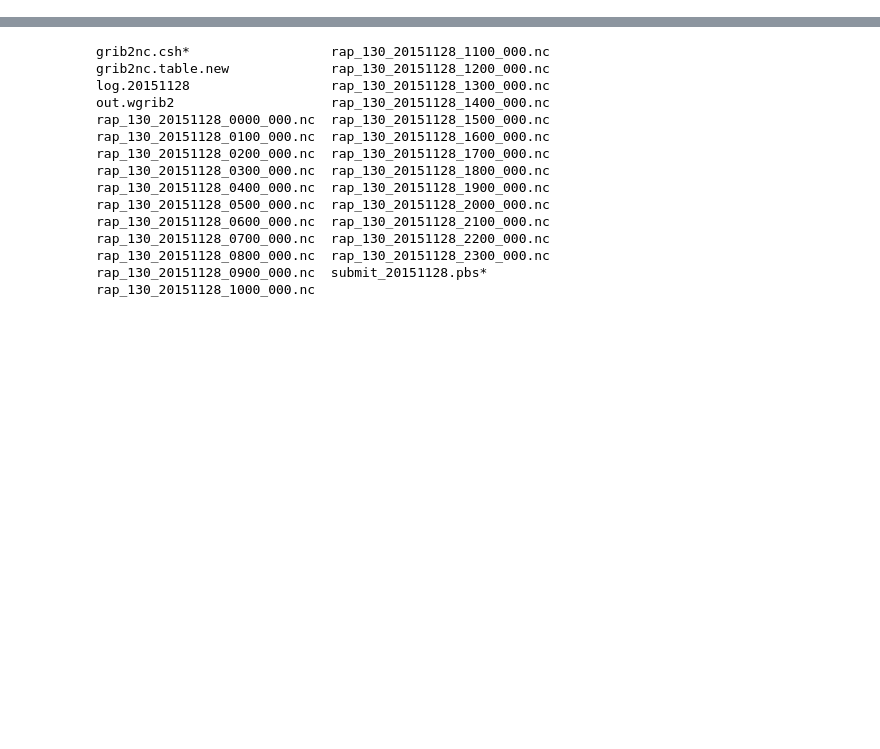
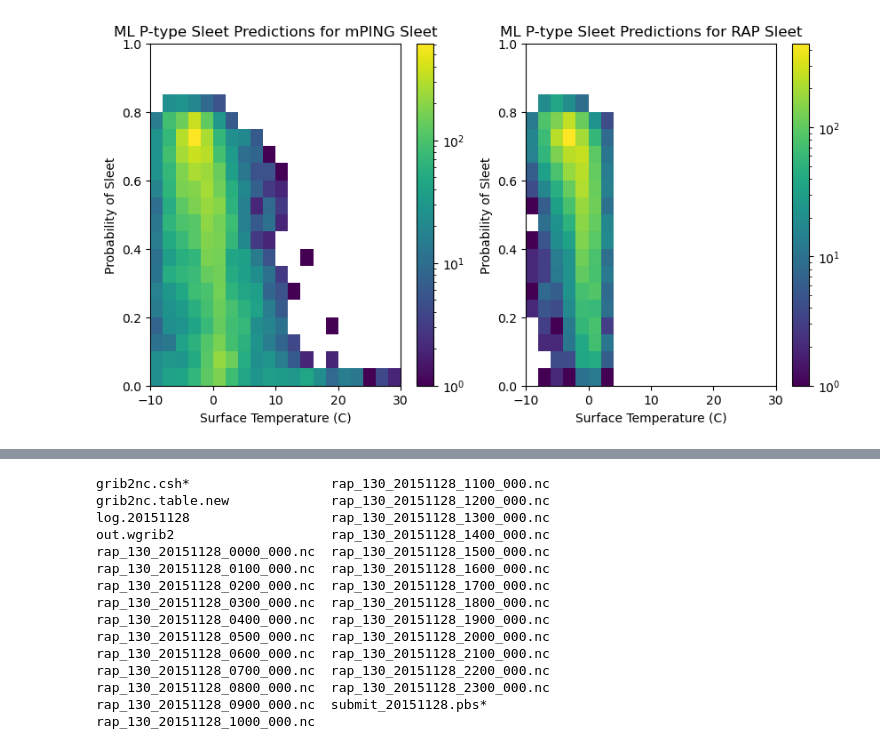
Before and after one commit to ai2es/ptype-physical, a Jupyter notebook: notebooks/RAP_maps.ipynb, the cells around one changed output, grey strips where cells are left out. Cells and saved outputs as stored; diff of their text form; code cells hidden in the pictures; blank space fills up the shorter version.

```diff
--- a/notebooks/RAP_maps.ipynb
+++ b/notebooks/RAP_maps.ipynb
@@ -52,0 +103,28 @@ mod.inputs
+# %%
+plt.figure(figsize=(10, 5))
+plt.subplot(1, 2, 1)
+df_filtered = df[(df["TEMP_C_0_m"] >= -10) & (df["pl_percent"] > 0) ]
+plt.hist2d(df_filtered["TEMP_C_0_m"], df_filtered["pred_conf3"], cmin=1,
+           bins=(np.arange(-10, 32, 2), np.arange(0, 1.05, 0.05)),
+
+           norm=LogNorm(), cmax=1e3)
+plt.colorbar()
+plt.xlabel("Surface Temperature (C)")
+plt.ylabel("Probability of Sleet")
+plt.title("ML P-type Sleet Predictions for mPING Sleet")
+plt.xlim(-10, 30)
+plt.subplot(1, 2, 2)
+df_filtered = df[(df["TEMP_C_0_m"] >= -10) & (df["CICEP"] > 0) ]
+plt.hist2d(df_filtered["TEMP_C_0_m"], df_filtered["pred_conf3"], cmin=1,
+           bins=(np.arange(-10, 32, 2), np.arange(0, 1.05, 0.05)),
+
+           norm=LogNorm(), cmax=1e3)
+plt.colorbar()
+plt.xlabel("Surface Temperature (C)")
+plt.ylabel("Probability of Sleet")
+plt.title("ML P-type Sleet Predictions for RAP Sleet")
+plt.savefig("rap_sleet_soundings.png", dpi=200, bbox_inches="tight")
+
+plt.savefig("mping_sleet_soundings.png", dpi=200, bbox_inches="tight")
+# %% [output]
+[figure, added]
```
Also changed, not shown: parts of 72 cells of this notebook.
